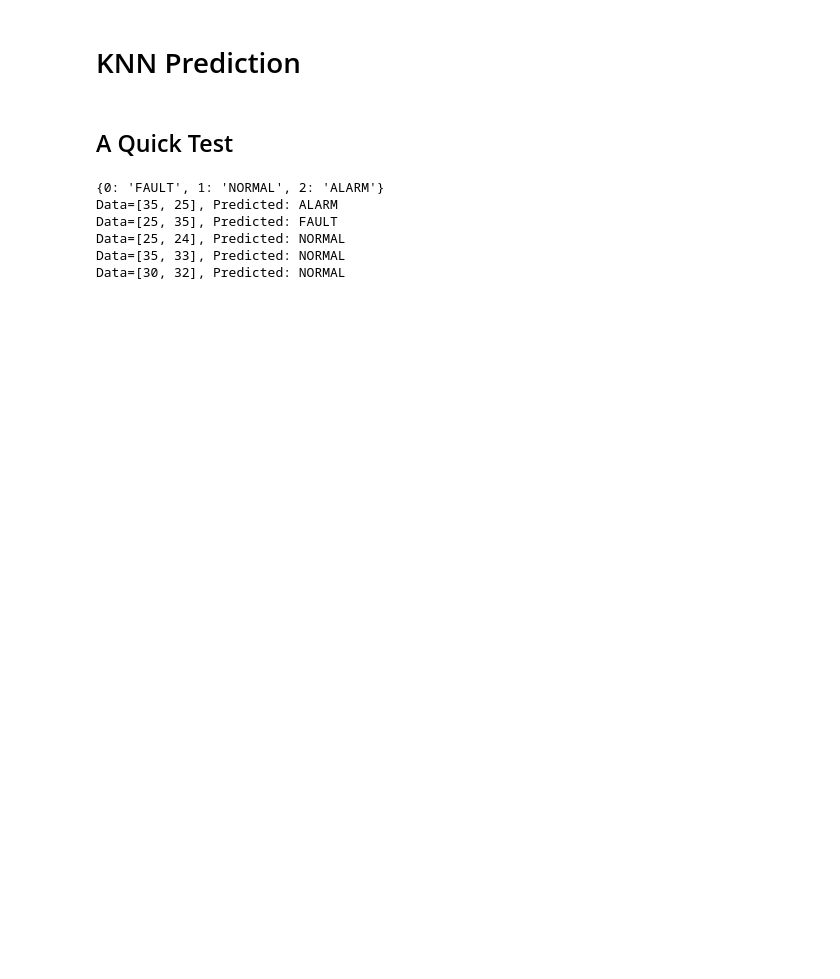
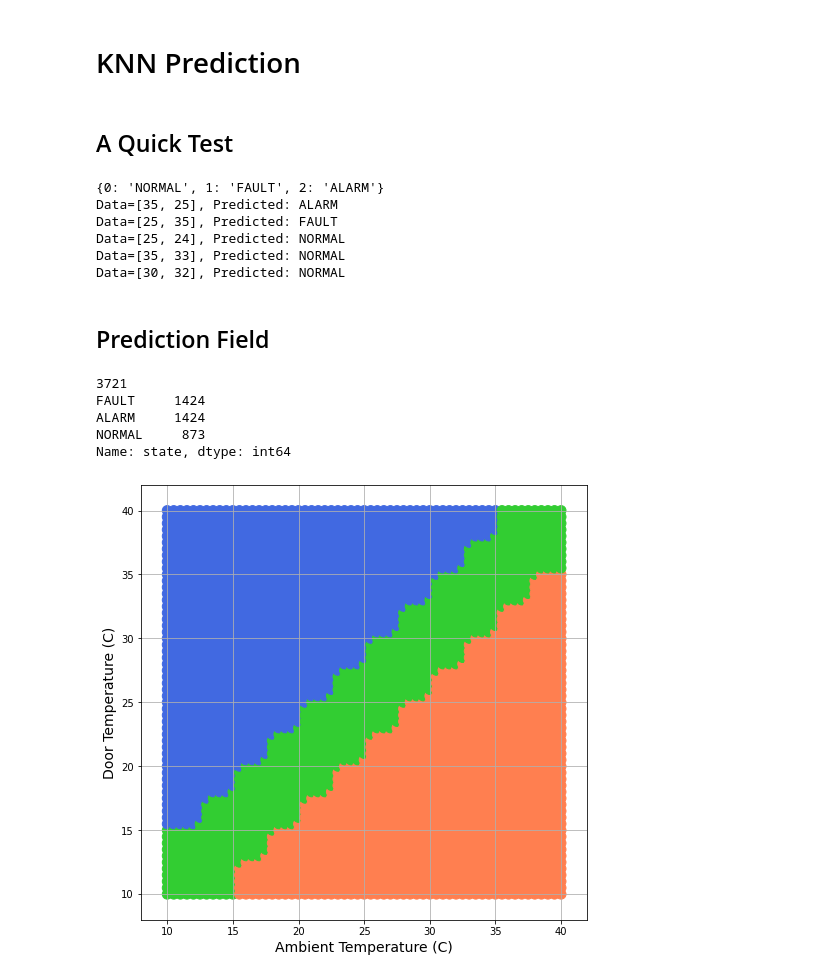
Before and after one commit to sanjaydasgupta/knn-raspberry-pi-pico, a Jupyter notebook: knn-pico.ipynb, the cells around one changed output. Cells and saved outputs as stored; diff of their text form; code cells hidden in the pictures; blank space fills up the shorter version.

Commit message:
Added "Prediction Field" containing prediction for points spaced 0.5 C apart for validation

```diff
--- a/knn-pico.ipynb
+++ b/knn-pico.ipynb
@@ -85,12 +94,43 @@ print(class_name_table)
 num_neighbors = 5
 # predict for new test-records
 for row in [[35, 25], [25, 35], [25, 24], [35, 33], [30, 32]]:
-  label = predict_class(dataset, row, num_neighbors)
+  label = predict_class(dataset_copy, row, num_neighbors)
   print('Data=%s, Predicted: %s' % (row, class_name_table[label]))
 # %% [output]
-{0: 'FAULT', 1: 'NORMAL', 2: 'ALARM'}
+{0: 'NORMAL', 1: 'FAULT', 2: 'ALARM'}
 Data=[35, 25], Predicted: ALARM
 Data=[25, 35], Predicted: FAULT
 Data=[25, 24], Predicted: NORMAL
 Data=[35, 33], Predicted: NORMAL
 Data=[30, 32], Predicted: NORMAL
+# %% [markdown]
+## Prediction Field
+# %%
+dataset_copy = [e[:] for e in train_data[:]]
+predictions = []
+for temp_amb in [t / 2 for t in range(20, 81)]:
+    for temp_door in [t / 2 for t in range(20, 81)]:
+      label = predict_class(dataset_copy, [temp_amb, temp_door], num_neighbors)
+      #class_name = class_name_table[label]
+      predictions.append([temp_amb, temp_door, label])
+
+df2 = pd.DataFrame(predictions, columns=['temp-ambient', 'temp-door', 'state'])
+print(len(df2))
+print(df2['state'].value_counts())
+# %% [output]
+3721
+FAULT     1424
+ALARM     1424
+NORMAL     873
+Name: state, dtype: int64
+# %%
+colormap = {'FAULT': 'royalblue', 'ALARM': 'coral', 'FIRE': 'maroon', 'NORMAL': 'limegreen'}
+colors = df2['state'].map(colormap)
+ax = df2.plot(kind='scatter', x='temp-ambient', y='temp-door', grid=True, figsize=(8, 8), c=colors, s=96)
+ax.set_xlabel('Ambient Temperature (C)', fontsize=14)
+ax.set_xlim([8, 42])
+ax.set_ylabel('Door Temperature (C)', fontsize=14)
+ax.set_ylim([8, 42])
+None
+# %% [output]
+[figure, added]
```
Also changed, not shown: parts of 1 cell of this notebook.
